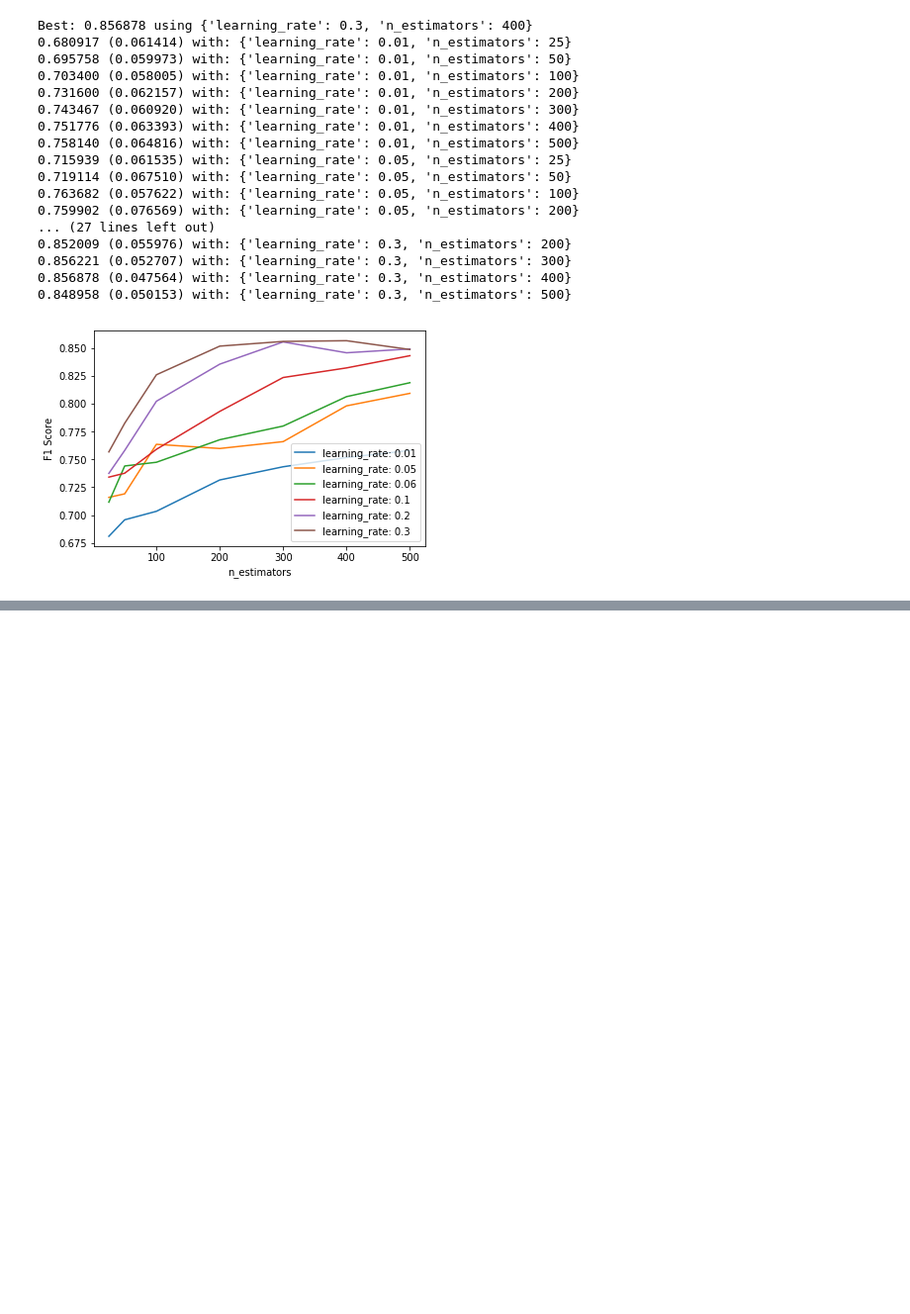
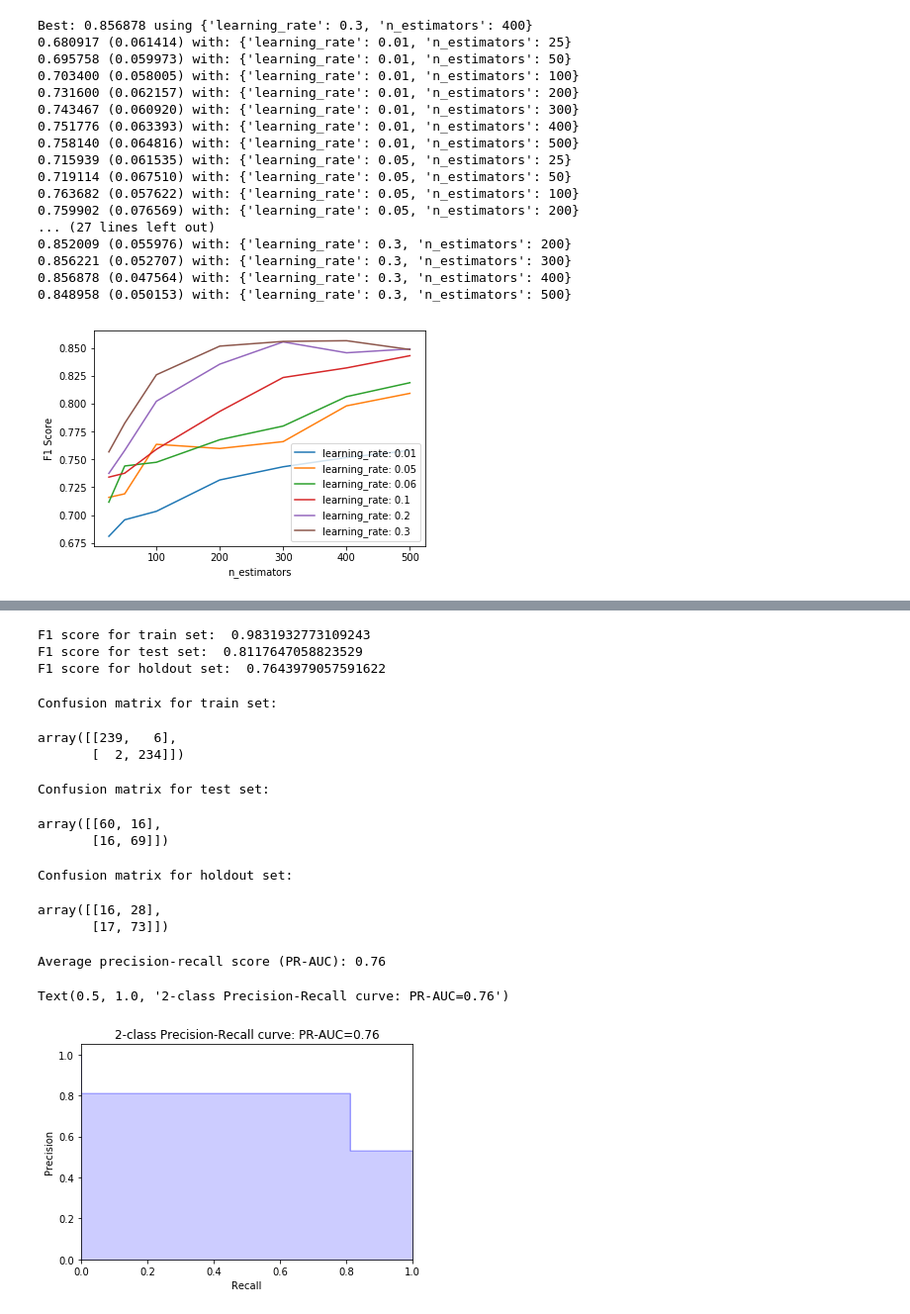
Before and after one commit to FredHutch/RelapseDataReformatting, a Jupyter notebook: reports/relapse_gradient_boosting.ipynb, the cells around one changed output, grey strips where cells are left out. Shown at 99% size. Drawn from its saved outputs; the diff is of its cells as text; code cells hidden in the pictures; blank space fills up the shorter version.

```diff
--- a/reports/relapse_gradient_boosting.ipynb
+++ b/reports/relapse_gradient_boosting.ipynb
@@ -568,0 +575,69 @@ Confusion matrix for holdout set:
+# %%
+#gb = GradientBoostingClassifier(learning_rate=0.01, n_estimators=100, random_state=rand_seed)
+from xgboost import XGBClassifier
+gb = XGBClassifier(learning_rate=0.1, n_estimators=200, random_state=rand_seed)
+gb.fit(X_train, y_train)
+
+y_train_pred = gb.predict(X_train)
+y_test_pred = gb.predict(X_test)
+y_hold_pred = gb.predict(X_hold)
+# %%
+print('F1 score for train set: ', f1_score(y_train, y_train_pred))
+print('F1 score for test set: ', f1_score(y_test, y_test_pred))
+print('F1 score for holdout set: ', f1_score(y_hold, y_hold_pred))
+# %% [output]
+F1 score for train set:  0.9831932773109243
+F1 score for test set:  0.8117647058823529
+F1 score for holdout set:  0.7643979057591622
+# %%
+print('Confusion matrix for train set: ')
+confusion_matrix(y_train, y_train_pred)
+# %% [output]
+Confusion matrix for train set:
+array([[239,   6],
+       [  2, 234]])
+# %%
+print('Confusion matrix for test set: ')
+confusion_matrix(y_test, y_test_pred)
+# %% [output]
+Confusion matrix for test set:
+array([[60, 16],
+       [16, 69]])
+# %%
+print('Confusion matrix for holdout set: ')
+confusion_matrix(y_hold, y_hold_pred)
+# %% [output]
+Confusion matrix for holdout set:
+array([[16, 28],
+       [17, 73]])
+# %%
+average_precision = average_precision_score(y_test, y_test_pred)
+
+print('Average precision-recall score (PR-AUC): {0:0.2f}'.format(
+      average_precision))
+# %% [output]
+Average precision-recall score (PR-AUC): 0.76
+# %%
+from sklearn.metrics import precision_recall_curve
+import matplotlib.pyplot as plt
+from inspect import signature
+
+precision, recall, _ = precision_recall_curve(y_test, y_test_pred)
+
+# In matplotlib < 1.5, plt.fill_between does not have a 'step' argument
+step_kwargs = ({'step': 'post'}
+               if 'step' in signature(plt.fill_between).parameters
+               else {})
+plt.step(recall, precision, color='b', alpha=0.2,
+         where='post')
+plt.fill_between(recall, precision, alpha=0.2, color='b', **step_kwargs)
+
+plt.xlabel('Recall')
+plt.ylabel('Precision')
+plt.ylim([0.0, 1.05])
+plt.xlim([0.0, 1.0])
+plt.title('2-class Precision-Recall curve: PR-AUC={0:0.2f}'.format(
+          average_precision))
+# %% [output]
+Text(0.5, 1.0, '2-class Precision-Recall curve: PR-AUC=0.76')
+[figure, added]
```
Also changed, not shown: parts of 8 cells of this notebook.
